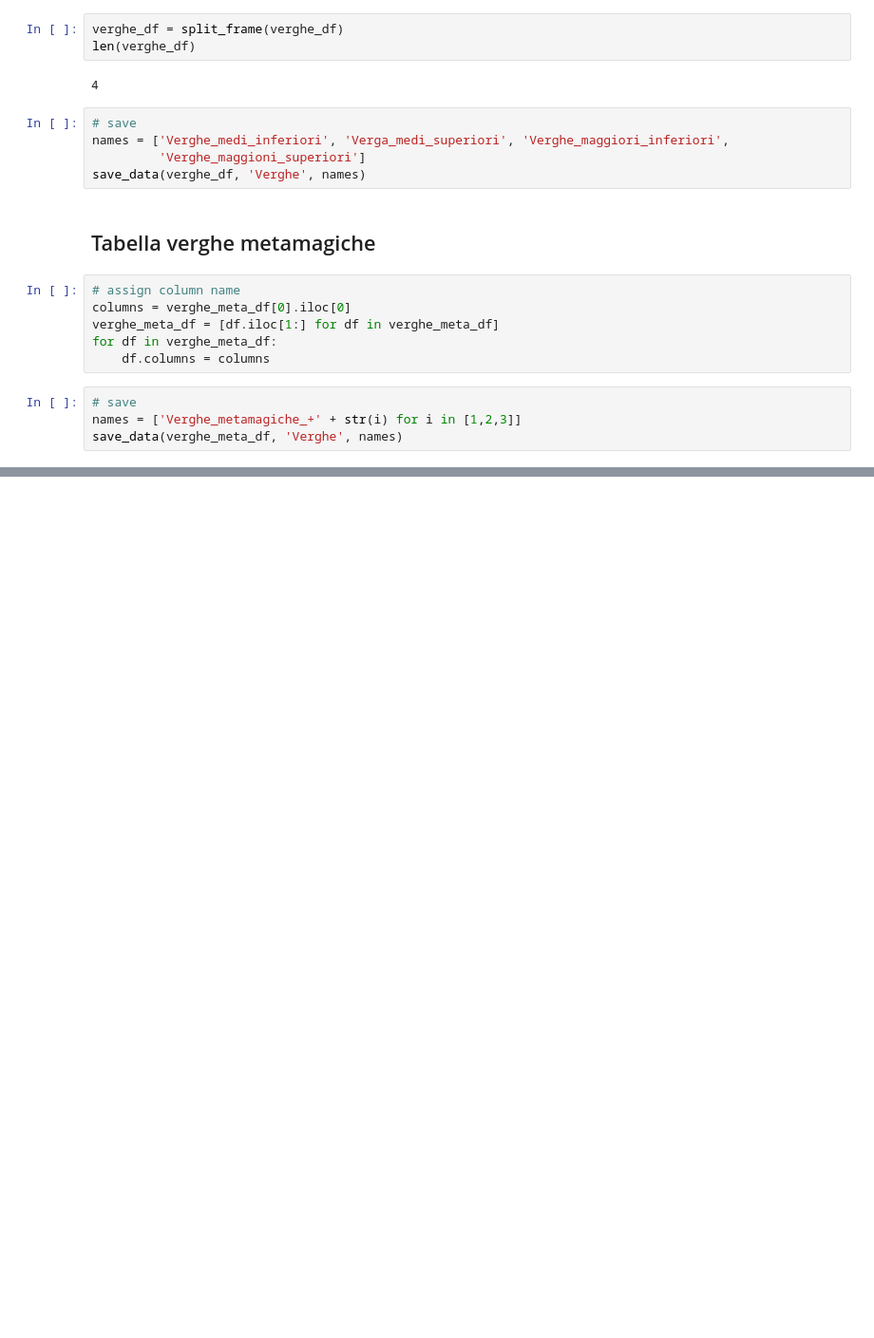
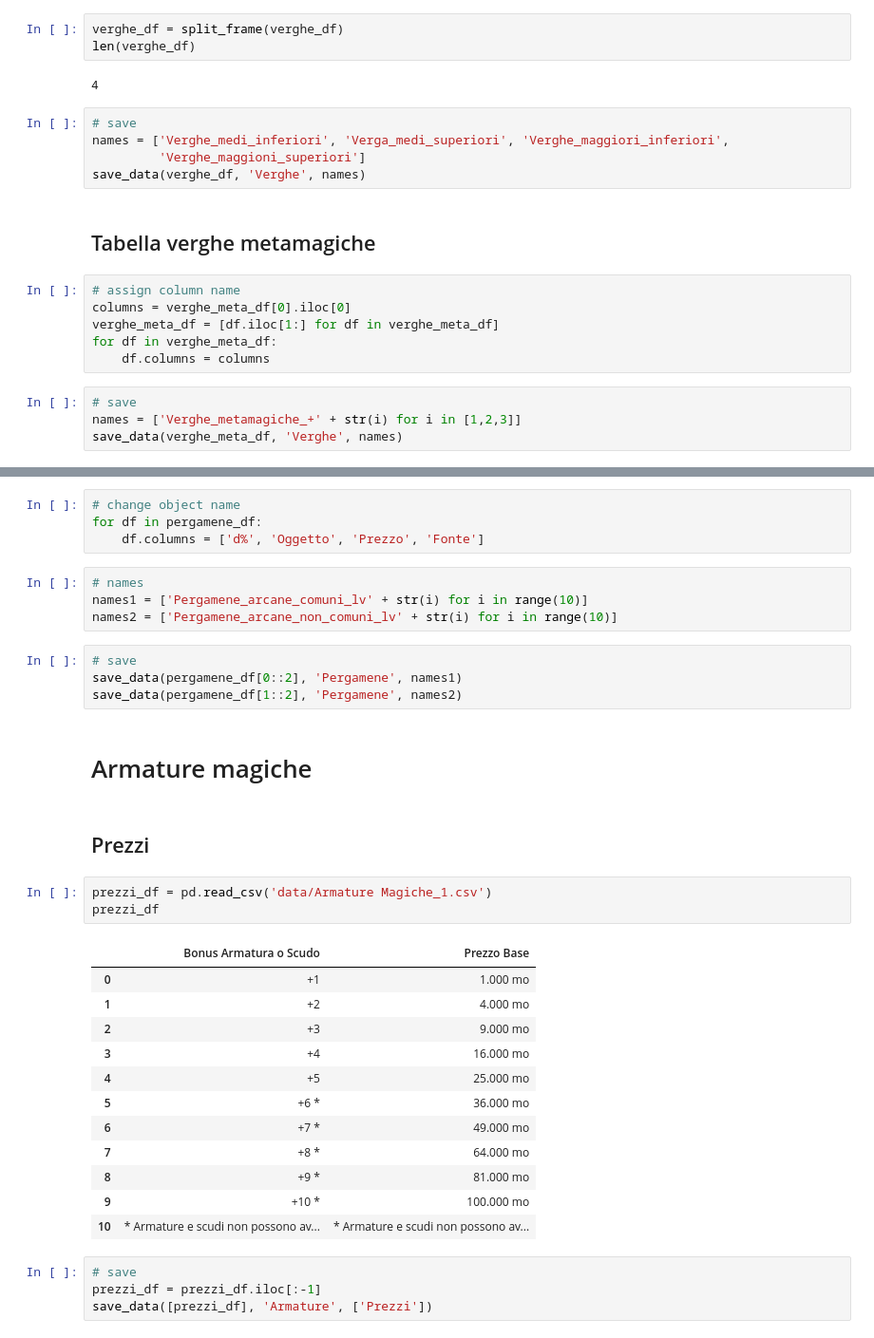
Before and after one commit to mattiafalco/Pathfinder---Magic-Item-Generator, a Jupyter notebook: Cleaning.ipynb, the cells around one changed output, grey strips where cells are left out. Shown at 95% size. Cells and saved outputs as stored; diff of their text form; blank space fills up the shorter version.

Commit message:
partial clean Armature

```diff
--- a/Cleaning.ipynb
+++ b/Cleaning.ipynb
@@ -251,0 +258,36 @@ save_data(verghe_meta_df, 'Verghe', names)
+# %%
+# change object name
+for df in pergamene_df:
+    df.columns = ['d%', 'Oggetto', 'Prezzo', 'Fonte']
+# %%
+# names
+names1 = ['Pergamene_arcane_comuni_lv' + str(i) for i in range(10)]
+names2 = ['Pergamene_arcane_non_comuni_lv' + str(i) for i in range(10)]
+# %%
+# save
+save_data(pergamene_df[0::2], 'Pergamene', names1)
+save_data(pergamene_df[1::2], 'Pergamene', names2)
+# %% [markdown]
+# Armature magiche
+# %% [markdown]
+## Prezzi
+# %%
+prezzi_df = pd.read_csv('data/Armature Magiche_1.csv')
+prezzi_df
+# %% [output]
+|  | Bonus Armatura o Scudo | Prezzo Base |
+| 0 | +1 | 1.000 mo |
+| 1 | +2 | 4.000 mo |
+| 2 | +3 | 9.000 mo |
+| 3 | +4 | 16.000 mo |
+| 4 | +5 | 25.000 mo |
+| 5 | +6 * | 36.000 mo |
+| 6 | +7 * | 49.000 mo |
+| 7 | +8 * | 64.000 mo |
+| 8 | +9 * | 81.000 mo |
+| 9 | +10 * | 100.000 mo |
+| 10 | * Armature e scudi non possono av... | * Armature e scudi non possono av... |
+# %%
+# save
+prezzi_df = prezzi_df.iloc[:-1]
+save_data([prezzi_df], 'Armature', ['Prezzi'])
```
Also changed, not shown: parts of 15 cells of this notebook, 32 other files.
